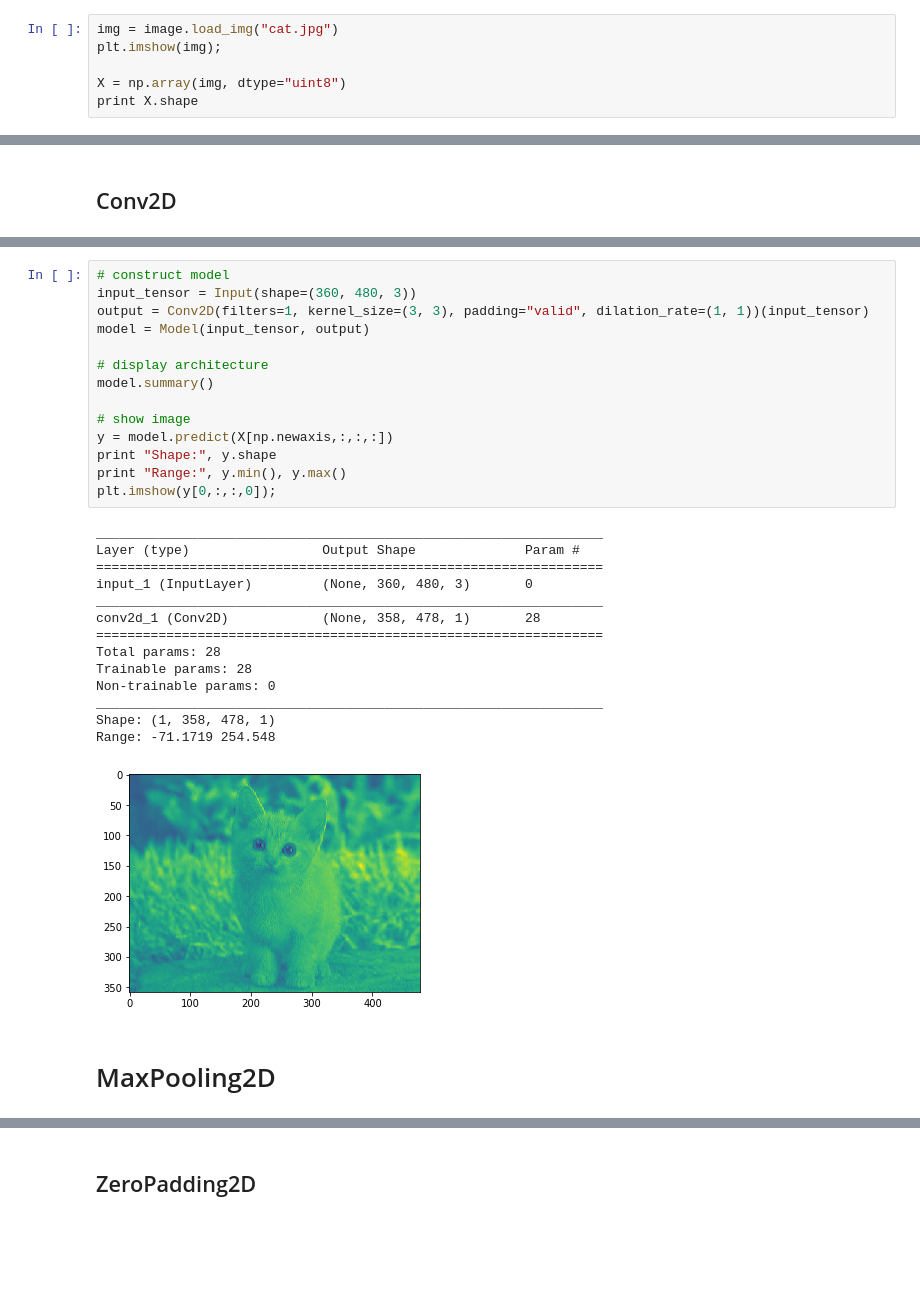
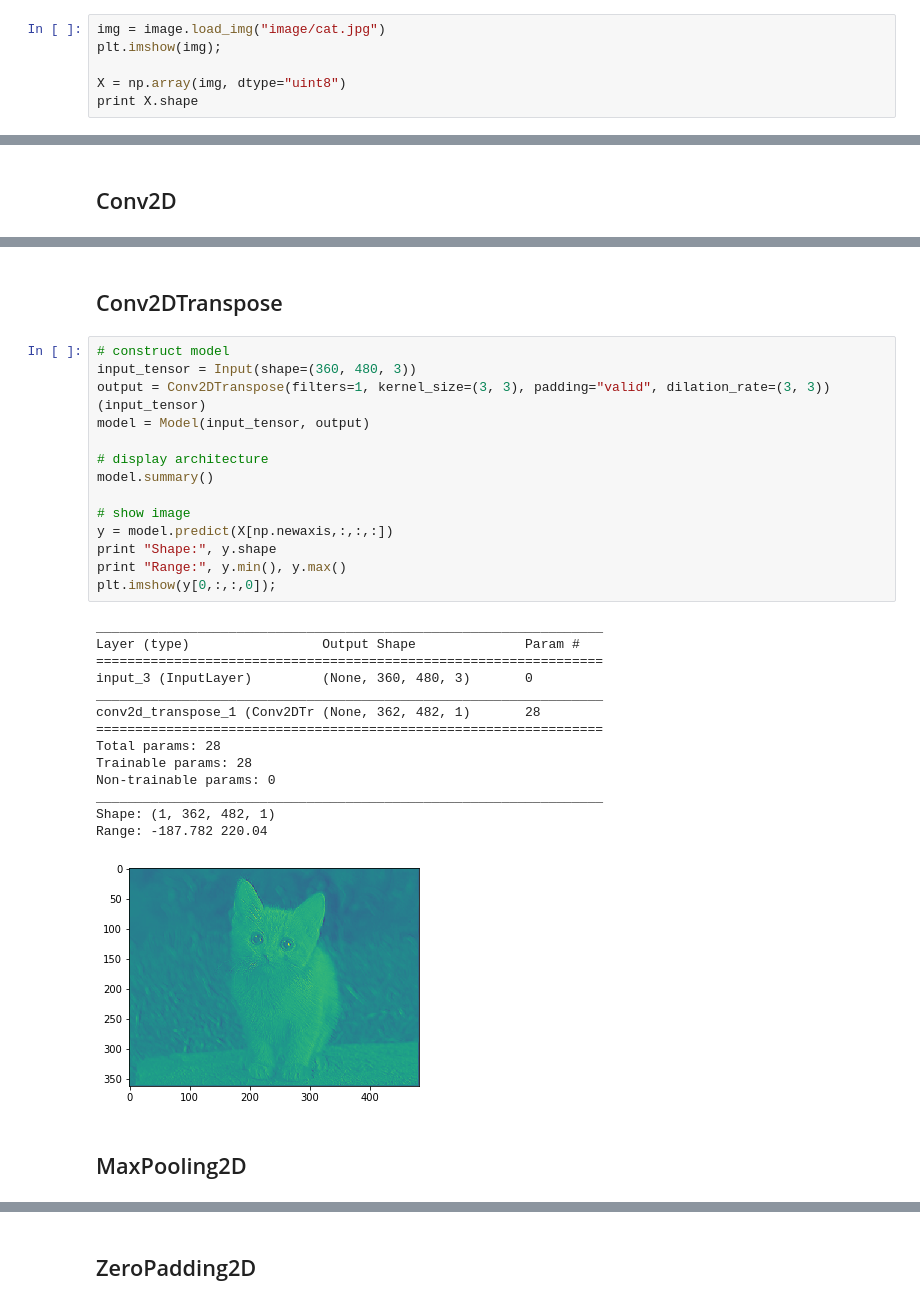
Before and after one commit to senbong87/keras_study, a Jupyter notebook: layer_studies.ipynb, the cells around one changed output, grey strips where cells are left out. Cells and saved outputs as stored; diff of their text form; blank space fills up the shorter version.

Commit message:
Add more convolution layer operations

```diff
--- a/layer_studies.ipynb
+++ b/layer_studies.ipynb
@@ -14,7 +15,7 @@ Using TensorFlow backend.
 # %% [markdown]
 ## Input Image
 # %%
-img = image.load_img("cat.jpg")
+img = image.load_img("image/cat.jpg")
 plt.imshow(img);
 
 X = np.array(img, dtype="uint8")
@@ -27,34 +105,36 @@ print X.shape
+# %% [markdown]
+## Conv2DTranspose
 # %%
 # construct model
 input_tensor = Input(shape=(360, 480, 3))
-output = Conv2D(filters=1, kernel_size=(3, 3), padding="valid", dilation_rate=(1, 1))(input_tensor)
+output = Conv2DTranspose(filters=1, kernel_size=(3, 3), padding="valid", dilation_rate=(3, 3))(input_tensor)
 model = Model(input_tensor, output)
 
 # display architecture
 model.summary()
 
 # show image
 y = model.predict(X[np.newaxis,:,:,:])
 print "Shape:", y.shape
 print "Range:", y.min(), y.max()
 plt.imshow(y[0,:,:,0]);
 # %% [output]
 _________________________________________________________________
 Layer (type)                 Output Shape              Param #
 =================================================================
-input_1 (InputLayer)         (None, 360, 480, 3)       0
+input_3 (InputLayer)         (None, 360, 480, 3)       0
 _________________________________________________________________
-conv2d_1 (Conv2D)            (None, 358, 478, 1)       28
+conv2d_transpose_1 (Conv2DTr (None, 362, 482, 1)       28
 =================================================================
 Total params: 28
 Trainable params: 28
 Non-trainable params: 0
 _________________________________________________________________
-Shape: (1, 358, 478, 1)
-Range: -71.1719 254.548
+Shape: (1, 362, 482, 1)
+Range: -187.782 220.04
-[figure, old version]
+[figure, new version]
 # %% [markdown]
-# MaxPooling2D
+## MaxPooling2D
 # %%
 # construct model
 input_tensor = Input(shape=(360, 480, 3))
```
Also changed, not shown: parts of 9 cells of this notebook, 2 other files.
